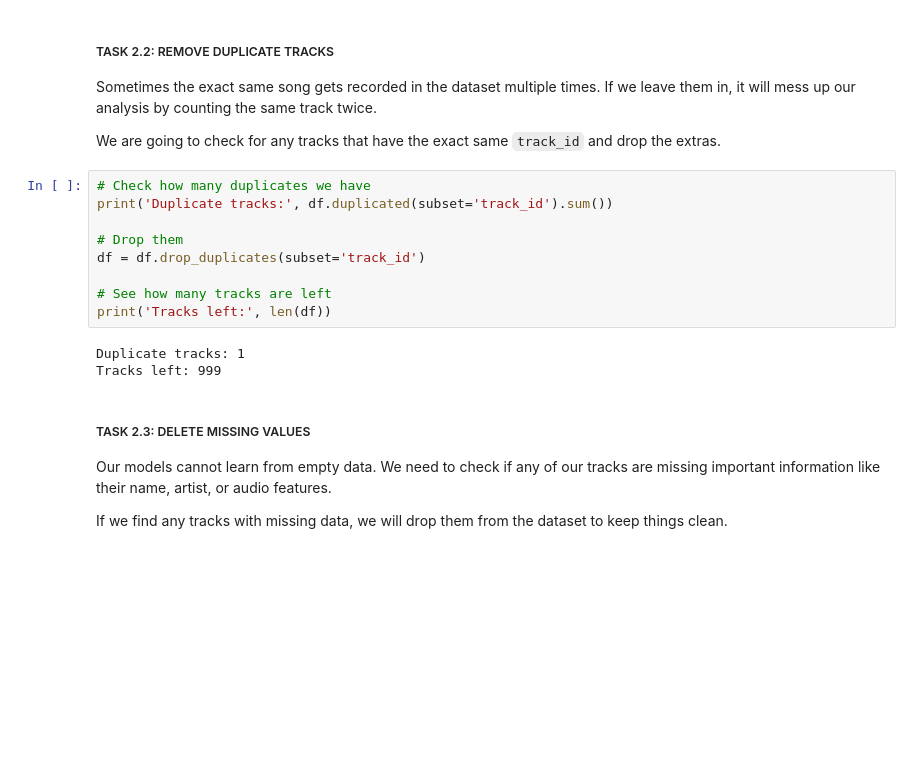
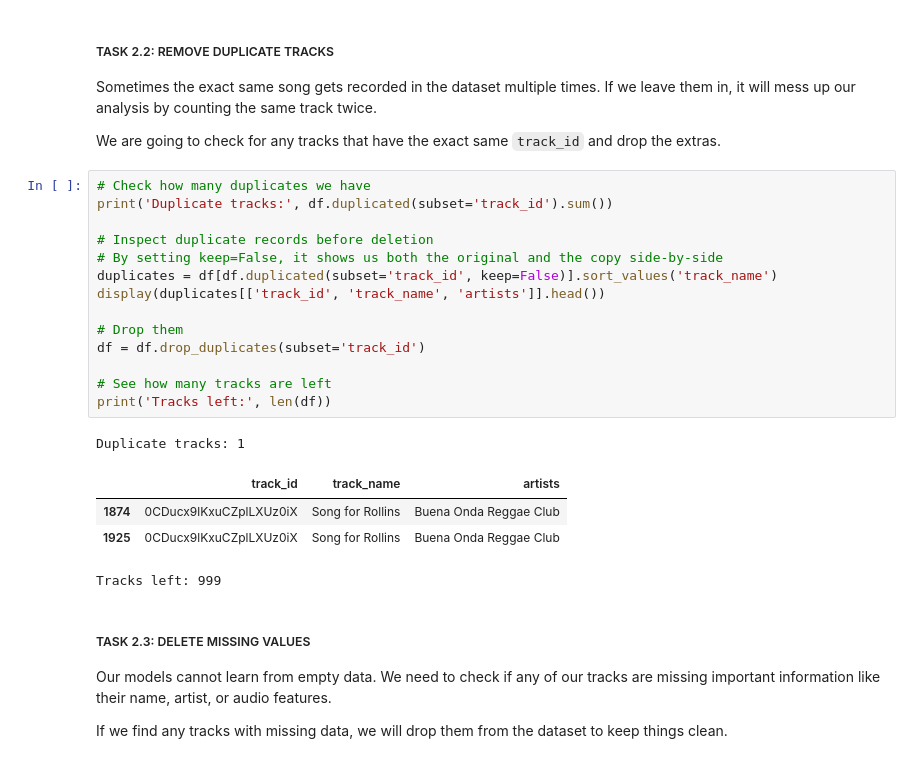
Before and after one commit to Tdaniels4real/music-popularity-capstone, a Jupyter notebook: music_popularity_capstone.ipynb, the cells around one changed output. Cells and saved outputs as stored; diff of their text form; blank space fills up the shorter version.

```diff
--- a/music_popularity_capstone.ipynb
+++ b/music_popularity_capstone.ipynb
@@ -226,15 +227,23 @@ We are going to check for any tracks that have the exact same `track_id` and dro
 # %%
 # Check how many duplicates we have
 print('Duplicate tracks:', df.duplicated(subset='track_id').sum())
+
+# Inspect duplicate records before deletion
+# By setting keep=False, it shows us both the original and the copy side-by-side
+duplicates = df[df.duplicated(subset='track_id', keep=False)].sort_values('track_name')
+display(duplicates[['track_id', 'track_name', 'artists']].head())
 
 # Drop them
 df = df.drop_duplicates(subset='track_id')
 
 # See how many tracks are left
 print('Tracks left:', len(df))
 # %% [output]
 Duplicate tracks: 1
-Tracks left: 999
+|  | track_id | track_name | artists |
+| 1874 | 0CDucx9lKxuCZplLXUz0iX | Song for Rollins | Buena Onda Reggae Club |
+| 1925 | 0CDucx9lKxuCZplLXUz0iX | Song for Rollins | Buena Onda Reggae Club |
+Tracks left: 999
 # %% [markdown]
 ##### TASK 2.3: DELETE MISSING VALUES
 
```
Also changed, not shown: parts of 3 cells of this notebook.
